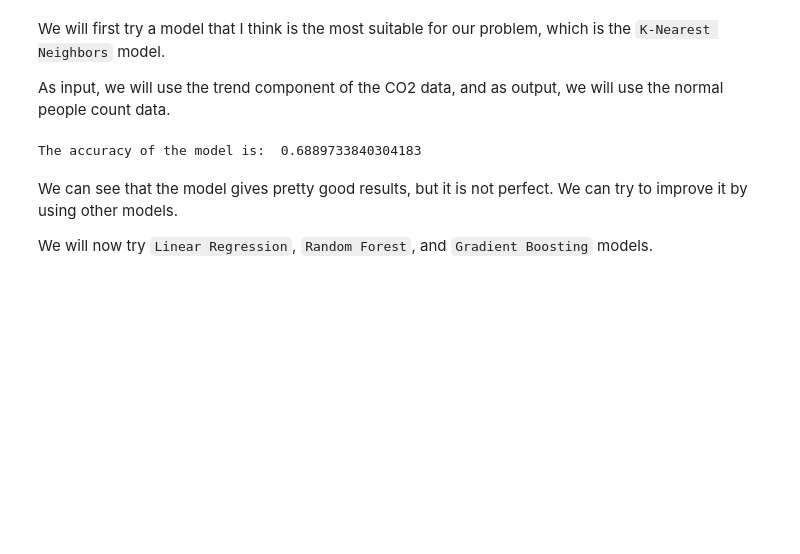
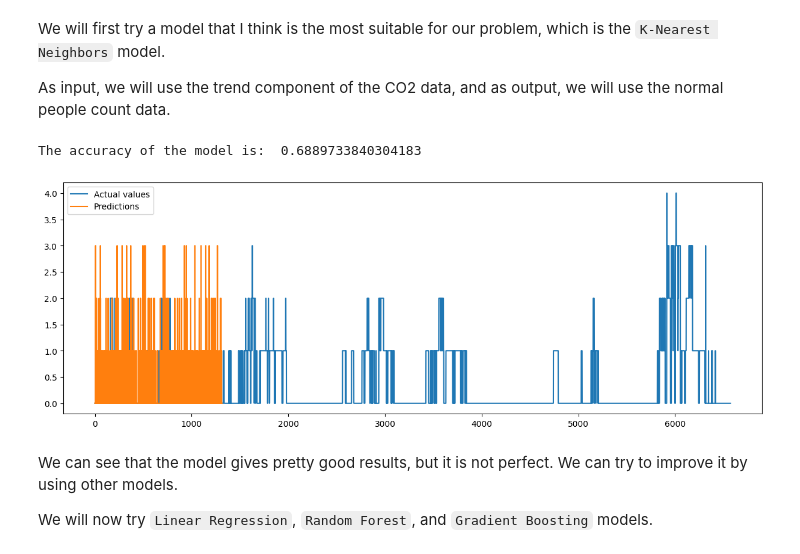
Before and after one commit to AymaneElmahi/sd-hoc, a Jupyter notebook: notebooks/algorithm.ipynb, the cells around one changed output. Saved outputs shown, nothing was run; the diff lists cells and outputs as text; code cells hidden in the pictures; blank space fills up the shorter version.

Commit message:
added matplotlib

```diff
--- a/notebooks/algorithm.ipynb
+++ b/notebooks/algorithm.ipynb
@@ -450,19 +450,31 @@ The accuracy of the model is:  0.6889733840304183
 # %%
 # plot the predictions and the actual values
 # use plotly
 import plotly.graph_objects as go
 
 # create the figure
 fig = go.Figure()
 
 # add the actual values
 fig.add_trace(go.Scatter(x=df['time'], y=df['peoplecount_rgb'], mode='lines', name='Actual values'))
 
 # add the predictions
 fig.add_trace(go.Scatter(x=df['time'], y=y_pred, mode='lines', name='Predictions'))
 
 # show the figure
 fig.show()
+
+# also use matplotlib
+import matplotlib.pyplot as plt
+
+plt.figure(figsize=(15, 5))
+plt.plot(df['peoplecount_rgb'], label='Actual values')
+plt.plot(y_pred, label='Predictions')
+
+plt.legend()
+plt.show()
+# %% [output]
+[figure, added]
 # %% [markdown]
 We can see that the model gives pretty good results, but it is not perfect. We can try to improve it by using other models.
 
```
Also changed, not shown: parts of 2 cells of this notebook.
